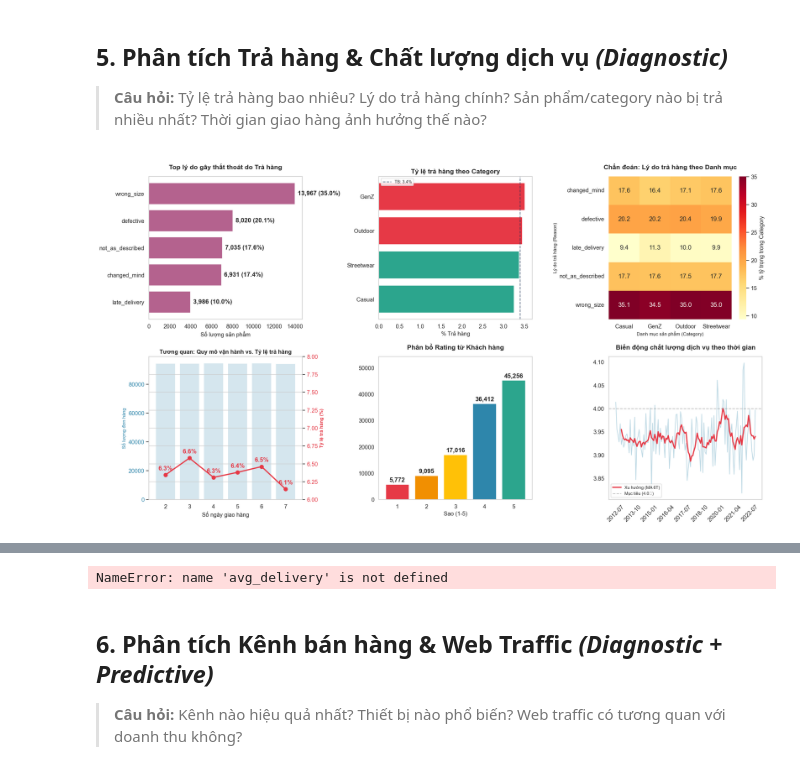
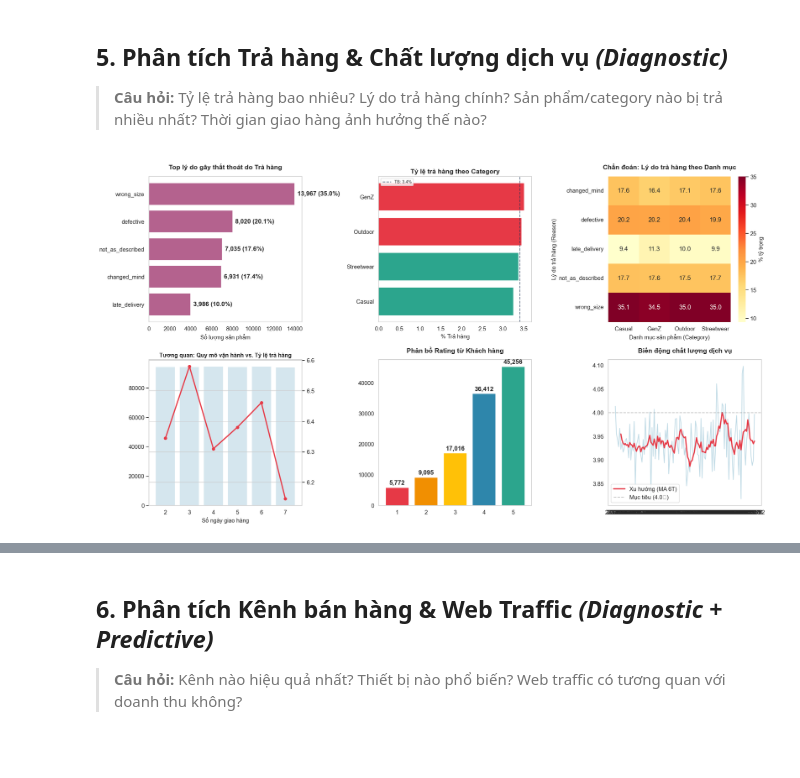
Before and after one commit to trieutienthanh284/Datathon2026, a Jupyter notebook: P2_EDA_Visualization.ipynb, the cells around one changed output, grey strips where cells are left out. Drawn from its saved outputs; the diff is of its cells as text; code cells hidden in the pictures.

```diff
--- a/P2_EDA_Visualization.ipynb
+++ b/P2_EDA_Visualization.ipynb
@@ -507,27 +507,33 @@ print(f"  Mức giảm giá median    : {promo_items['discount_pct'].median():.1
 
 > **Câu hỏi:** Tỷ lệ trả hàng bao nhiêu? Lý do trả hàng chính? Sản phẩm/category nào bị trả nhiều nhất? Thời gian giao hàng ảnh hưởng thế nào?
 # %%
-# Returns analysis
+# 1. Returns analysis
 returns_detail = returns.merge(products[['product_id', 'category', 'segment', 'price']], on='product_id', how='left')
 returns_detail = returns_detail.merge(orders[['order_id', 'order_date']], on='order_id', how='left')
 
-# Shipment analysis
+# 2. Shipment analysis
 ship_detail = shipments.copy()
 ship_detail['delivery_days'] = (ship_detail['delivery_date'] - ship_detail['ship_date']).dt.days
 
+# --- TÍNH TOÁN CÁC BIẾN CHO SUMMARY (Sửa lỗi NameError) ---
+avg_delivery = ship_detail['delivery_days'].mean()
+avg_rating = reviews['rating'].mean()
+reason_counts = returns_detail['return_reason'].value_counts() # Sắp xếp giảm dần mặc định
+
+# 3. Khởi tạo Figure
 fig, axes = plt.subplots(2, 3, figsize=(20, 11))
 for ax in axes.flat:
     ax.grid(False)
 
-# 1. Return reasons
-reason_stats = returns_detail['return_reason'].value_counts().sort_values(ascending=True)
+# CHART 1: Return reasons
+reason_stats = reason_counts.sort_values(ascending=True)
 axes[0,0].barh(reason_stats.index, reason_stats.values, color=COLORS['secondary'], alpha=0.8)
 for i, v in enumerate(reason_stats.values):
     axes[0,0].text(v + 100, i, f' {v:,} ({v/reason_stats.sum()*100:.1f}%)', va='center', fontweight='bold')
 axes[0,0].set_title('Top lý do gây thất thoát do Trả hàng', fontsize=14, fontweight='bold', pad=15)
 axes[0,0].set_xlabel('Số lượng sản phẩm')
 
-# 2. Return rate by category
+# CHART 2: Return rate by category
 total_items_cat = order_items.merge(products[['product_id', 'category']], on='product_id')
 total_by_cat = total_items_cat.groupby('category')['quantity'].sum()
 return_by_cat = returns_detail.groupby('category')['return_quantity'].sum()
@@ -539,22 +545,15 @@ axes[0,1].axvline(return_rate_cat.mean(), color=COLORS['dark'], linestyle='--',
 axes[0,1].set_title('Tỷ lệ trả hàng theo Category', fontweight='bold')
 axes[0,1].set_xlabel('% Trả hàng'); axes[0,1].legend(fontsize=9)
 
-# 3. Delivery time distribution
+# CHART 3: Heatmap lý do theo Category
 reason_cat_pivot = pd.crosstab(returns_detail['return_reason'], returns_detail['category'])
 reason_cat_pct = reason_cat_pivot.div(reason_cat_pivot.sum(axis=0), axis=1) * 100
-sns.heatmap(reason_cat_pct,
-            annot=True,
-            fmt=".1f",
-            cmap='YlOrRd',
-            ax=axes[0,2],
-            cbar_kws={'label': '% tỷ trọng trong Category'})
+sns.heatmap(reason_cat_pct, annot=True, fmt=".1f", cmap='YlOrRd', ax=axes[0,2], cbar_kws={'label': '% tỷ trọng'})
 axes[0,2].set_title('Chẩn đoán: Lý do trả hàng theo Danh mục', fontsize=14, fontweight='bold', pad=15)
-axes[0,2].tick_params(axis='x', rotation=0) # Cho các Category nằm ngang
-axes[0,2].tick_params(axis='y', rotation=0) # Cho các Lý do nằm ngang
-axes[0,2].set_xlabel('Danh mục sản phẩm (Category)', fontsize=10)
-axes[0,2].set_ylabel('Lý do trả hàng (Reason)', fontsize=10)
+axes[0,2].set_xlabel('Danh mục sản phẩm (Category)')
+axes[0,2].set_ylabel('Lý do trả hàng (Reason)')
 
-# 4. Return rate by delivery time bucket
+# CHART 4: Return rate by delivery time
 all_orders_ship = orders.merge(shipments[['order_id', 'ship_date', 'delivery_date']], on='order_id', how='inner')
 all_orders_ship['delivery_days'] = (all_orders_ship['delivery_date'] - all_orders_ship['ship_date']).dt.days
 returned_orders = set(returns['order_id'].unique())
@@ -568,65 +567,48 @@ bucket_stats['return_rate'] *= 100
 
 ax1 = axes[1,0]
 ax2 = ax1.twinx()
-
-ax1.bar(bucket_stats.index.astype(str), bucket_stats['total_orders'],
-        color=COLORS['primary'], alpha=0.2, label='Số lượng đơn hàng')
-ax1.set_ylabel('Số lượng đơn hàng', color=COLORS['primary'], fontsize=10)
-ax1.tick_params(axis='y', labelcolor=COLORS['primary'])
-
-ax2.plot(bucket_stats.index.astype(str), bucket_stats['return_rate'],
-         color=COLORS['danger'], marker='o', linewidth=2.5, markersize=8, label='Tỷ lệ trả hàng (%)')
-ax2.set_ylabel('Tỷ lệ trả hàng (%)', color=COLORS['danger'], fontsize=10, fontweight='bold')
-ax2.tick_params(axis='y', labelcolor=COLORS['danger'])
-ax2.set_ylim(6.0, 8.0)
-
-for i, val in enumerate(bucket_stats['return_rate']):
-    ax2.annotate(f'{val:.1f}%', (i, val), xytext=(0, 10),
-                 textcoords='offset points', ha='center', color=COLORS['danger'], fontweight='bold')
-
+ax1.bar(bucket_stats.index.astype(str), bucket_stats['total_orders'], color=COLORS['primary'], alpha=0.2)
+ax2.plot(bucket_stats.index.astype(str), bucket_stats['return_rate'], color=COLORS['danger'], marker='o', linewidth=2.5)
 ax1.set_title('Tương quan: Quy mô vận hành vs. Tỷ lệ trả hàng', fontsize=12, fontweight='bold')
 ax1.set_xlabel('Số ngày giao hàng')
 
-
-# 5. Review rating distribution
+# CHART 5: Review rating distribution
 rating_dist = reviews['rating'].value_counts().sort_index()
 colors_rating = [COLORS['danger'], COLORS['accent'], COLORS['gold'], COLORS['primary'], COLORS['success']]
 bars = axes[1,1].bar(rating_dist.index, rating_dist.values, color=colors_rating, edgecolor='white')
 for bar in bars:
     axes[1,1].text(bar.get_x() + bar.get_width()/2., bar.get_height() + 1000, f'{bar.get_height():,}', ha='center', fontweight='bold')
 axes[1,1].set_title('Phân bổ Rating từ Khách hàng', fontsize=14, fontweight='bold', pad=15)
-axes[1,1].set_xlabel('Sao (1-5)'); axes[1,1].set_ylim(0, rating_dist.max()*1.2)
 
-# 6. Rating trend over time
+# CHART 6: Rating trend
 reviews['year_month'] = reviews['review_date'].dt.to_period('M')
 rating_trend = reviews.groupby('year_month')['rating'].mean()
 axes[1,2].plot(rating_trend.index.astype(str), rating_trend.values, color=COLORS['primary'], alpha=0.3)
 rating_ma = rating_trend.rolling(6).mean()
 axes[1,2].plot(rating_trend.index.astype(str), rating_ma.values, color=COLORS['danger'], linewidth=2.5, label='Xu hướng (MA 6T)')
 axes[1,2].axhline(y=4.0, color='gray', linestyle='--', alpha=0.5, label='Mục tiêu (4.0⭐)')
-axes[1,2].set_title('Biến động chất lượng dịch vụ theo thời gian', fontsize=14, fontweight='bold', pad=15)
-axes[1,2].legend(loc='lower left', fontsize=9)
-tick_positions = range(0, len(rating_trend), max(1, len(rating_trend)//8))
-axes[1,2].set_xticks([rating_trend.index.astype(str)[i] for i in tick_positions])
-axes[1,2].tick_params(axis='x', rotation=45)
+axes[1,2].set_title('Biến động chất lượng dịch vụ', fontsize=14, fontweight='bold', pad=15)
+axes[1,2].legend(loc='lower left')
 
-plt.tight_layout(); plt.show()
+plt.tight_layout()
+plt.show()
 
-# Summary
+# --- PRINT SUMMARY ---
 total_returned = returns['return_quantity'].sum()
 total_sold = order_items['quantity'].sum()
 total_refund = returns['refund_amount'].sum()
+
 print(f"\n{'='*50}")
 print(f"📦 RETURNS & SERVICE QUALITY")
 print(f"{'='*50}")
 print(f"  Tổng SL trả hàng      : {total_returned:,} sản phẩm")
 print(f"  Tỷ lệ trả hàng tổng   : {total_returned/total_sold*100:.1f}%")
-print(f"  Tổng hoàn tiền         : {total_refund/1e9:.2f} tỷ VNĐ")
-print(f"  Thời gian giao TB      : {avg_delivery:.1f} ngày")
-print(f"  Rating TB              : {avg_rating:.2f}/5.0")
+print(f"  Tổng hoàn tiền        : {total_refund/1e9:.2f} tỷ VNĐ")
+print(f"  Thời gian giao TB     : {avg_delivery:.1f} ngày")
+print(f"  Rating TB             : {avg_rating:.2f}/5.0")
 print(f"  Lý do trả hàng #1     : {reason_counts.index[0]} ({reason_counts.iloc[0]/reason_counts.sum()*100:.1f}%)")
 # %% [output]
-[figure, old version]
+[figure, new version]
 ==================================================
 📦 RETURNS & SERVICE QUALITY
 ==================================================
@@ -636,4 +621,3 @@ print(f"  Lý do trả hàng #1     : {reason_counts.index[0]} ({reason_counts.i
-NameError: name 'avg_delivery' is not defined
 # %% [markdown]
 ## 6. Phân tích Kênh bán hàng & Web Traffic *(Diagnostic + Predictive)*
 
```
Also changed, not shown: parts of 1 cell of this notebook.
